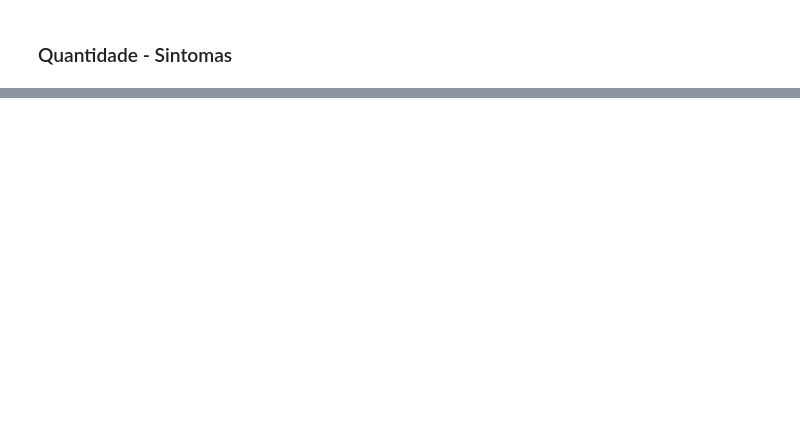
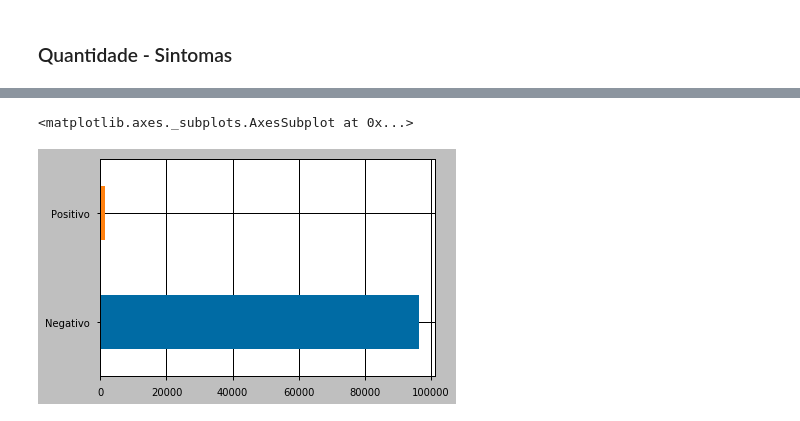
Before and after one commit to Jcss3/Analise-de-Dados---Dengue, a Jupyter notebook: Regressão - Diferentes Datasets/Análise Exploratória .ipynb, the cells around one changed output, grey strips where cells are left out. Saved outputs shown, nothing was run; the diff lists cells and outputs as text; code cells hidden in the pictures; blank space fills up the shorter version.

```diff
--- a/Regressão - Diferentes Datasets/Análise Exploratória .ipynb
+++ b/Regressão - Diferentes Datasets/Análise Exploratória .ipynb
@@ -89,0 +110,10 @@ grafico3.plot.barh()
+# %%
+dados['Exame_petequia_n'] = dados.petequia_n.map(lambda x : x == 2 and 'Negativo' or 'Positivo')
+grafico4 = dados.Exame_petequia_n.value_counts()
+
+plt.style.use('tableau-colorblind10')
+
+grafico4.plot.barh()
+# %% [output]
+<matplotlib.axes._subplots.AxesSubplot at 0x...>
+[figure, added]
```
Also changed, not shown: parts of 5 cells of this notebook.
